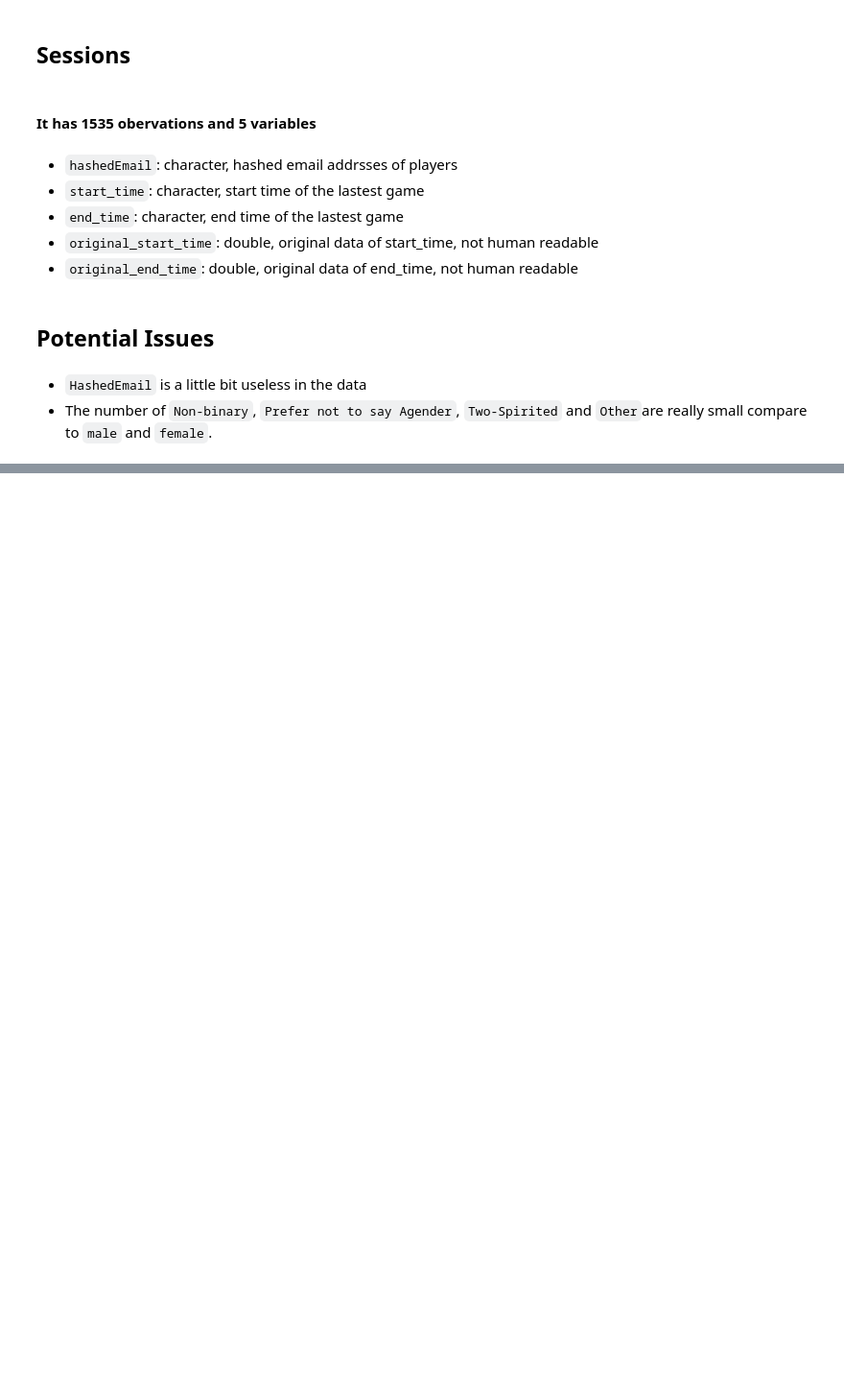
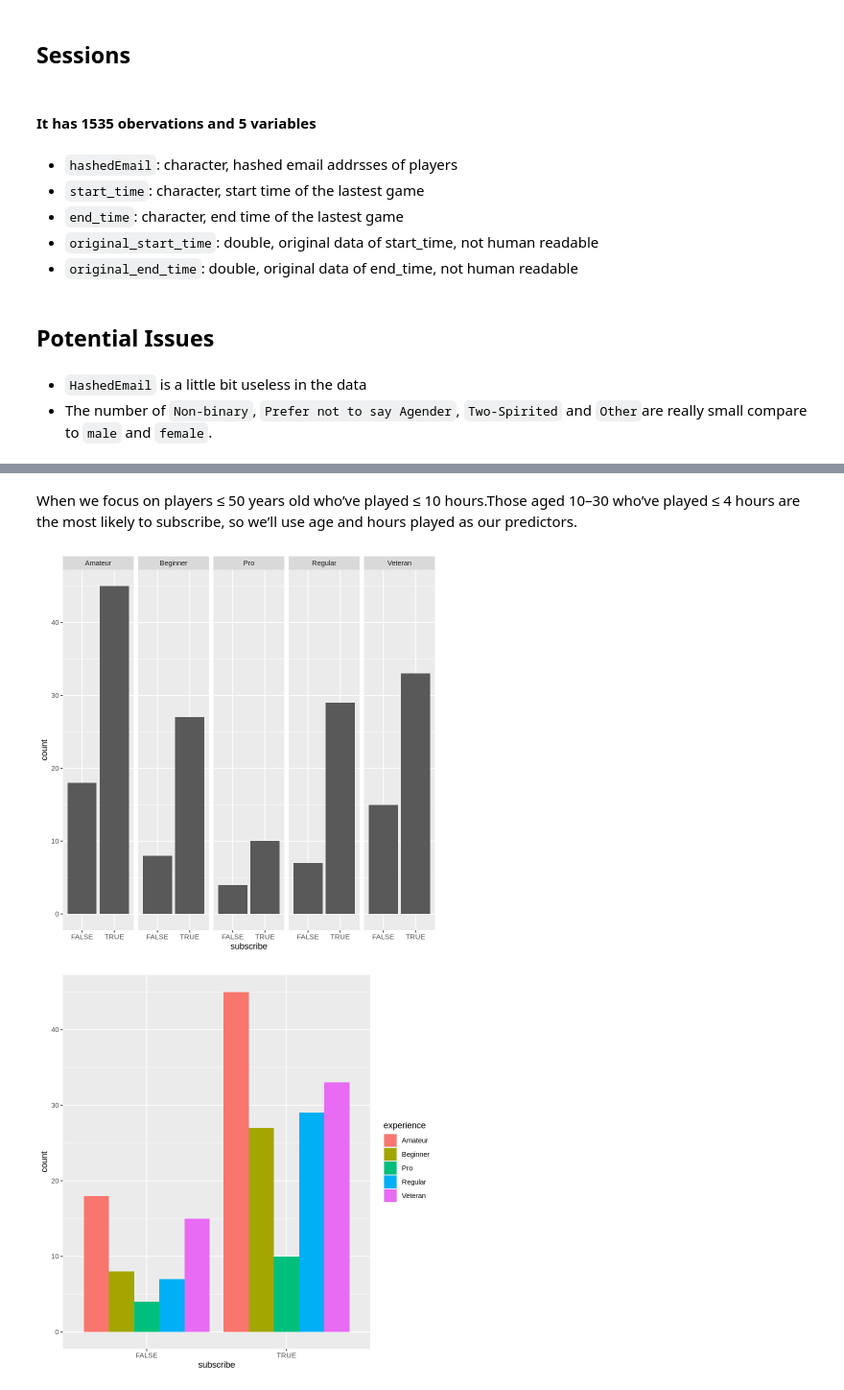
Before and after one commit to zyl200708-sketch/dsci-100-project-eric, a Jupyter notebook: Indiviodual Plan.ipynb, the cells around one changed output, grey strips where cells are left out. Shown at 96% size. Drawn from its saved outputs; the diff is of its cells as text; code cells hidden in the pictures; blank space fills up the shorter version.

```diff
--- a/Indiviodual Plan.ipynb
+++ b/Indiviodual Plan.ipynb
@@ -147,0 +159,8 @@ A tibble: 6 × 5
+# %% [markdown]
+When we focus on players ≤ 50 years old who’ve played ≤ 10 hours.Those aged 10–30 who’ve played ≤ 4 hours are the most likely to subscribe, so we’ll use age and hours played as our predictors.
+# %%
+ggplot(players, aes(x=subscribe))+ geom_bar() + facet_grid(cols = vars(experience))
+ggplot(players, aes(x=subscribe))+ geom_bar(aes(fill=experience),position="dodge")
+# %% [output]
+[figure, added]
+[figure, added]
```
Also changed, not shown: parts of 5 cells of this notebook.
